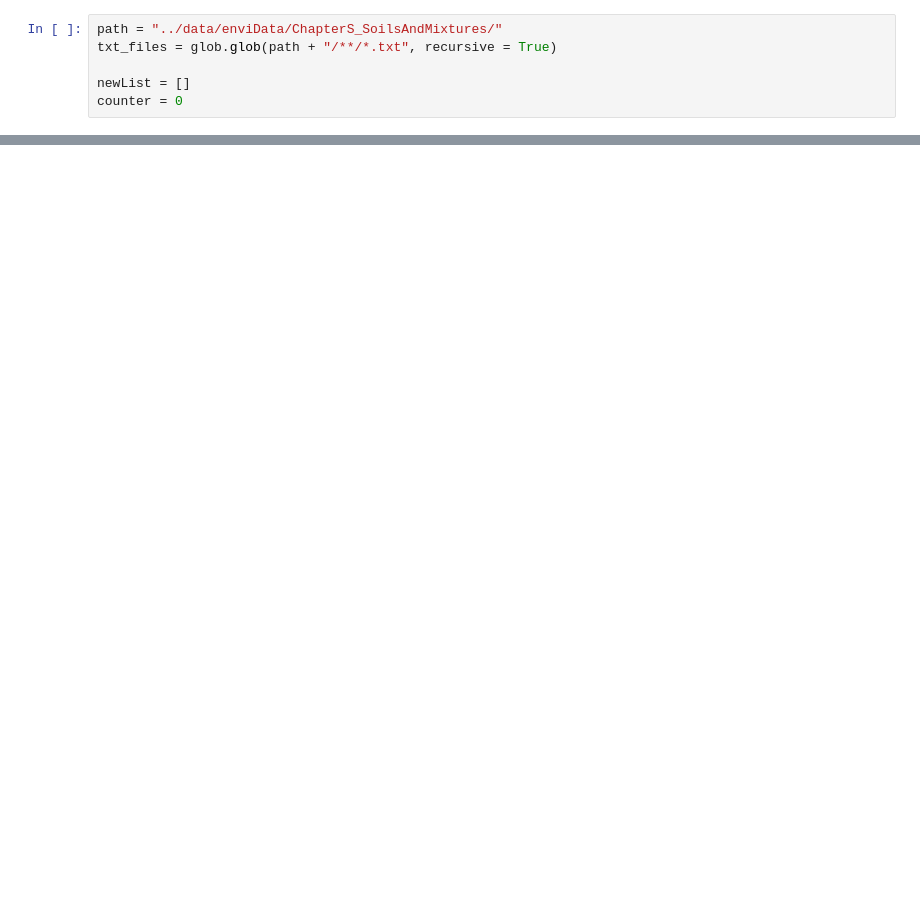
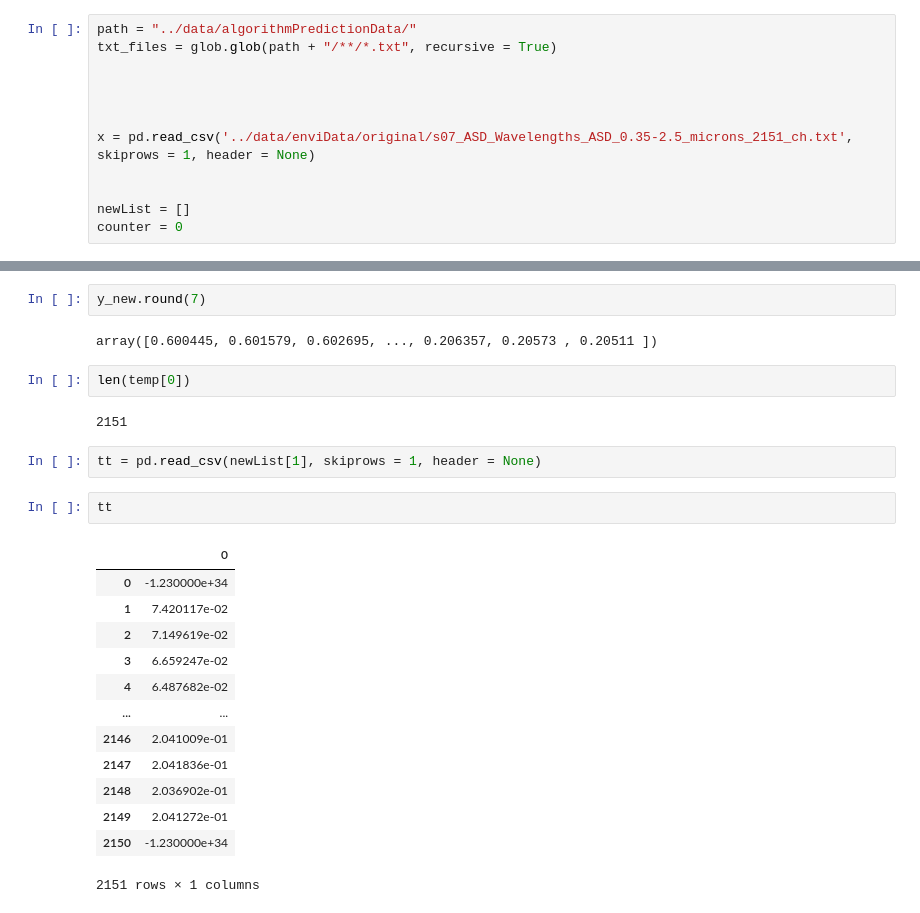
Before and after one commit to ankitkumar9018/Mineral-Prediction-Using-Hyperspectral-Data, a Jupyter notebook: data_preparation_for_envi-mixtures.ipynb, the cells around one changed output, grey strips where cells are left out. Saved outputs shown, nothing was run; the diff lists cells and outputs as text; blank space fills up the shorter version.

```diff
--- a/data_preparation_for_envi-mixtures.ipynb
+++ b/data_preparation_for_envi-mixtures.ipynb
@@ -8,7 +15,13 @@ import glob
 import rampy as rp
 # %%
-path = "../data/enviData/ChapterS_SoilsAndMixtures/"
+path = "../data/algorithmPredictionData/"
 txt_files = glob.glob(path + "/**/*.txt", recursive = True)
+
+
+
+
+x = pd.read_csv('../data/enviData/original/s07_ASD_Wavelengths_ASD_0.35-2.5_microns_2151_ch.txt', skiprows = 1, header = None)
+
 
 newList = []
 counter = 0
@@ -67,0 +165,26 @@ newList
+# %%
+y_new.round(7)
+# %% [output]
+array([0.600445, 0.601579, 0.602695, ..., 0.206357, 0.20573 , 0.20511 ])
+# %%
+len(temp[0])
+# %% [output]
+2151
+# %%
+tt = pd.read_csv(newList[1], skiprows = 1, header = None)
+# %%
+tt
+# %% [output]
+|  | 0 |
+| 0 | -1.230000e+34 |
+| 1 | 7.420117e-02 |
+| 2 | 7.149619e-02 |
+| 3 | 6.659247e-02 |
+| 4 | 6.487682e-02 |
+| ... | ... |
+| 2146 | 2.041009e-01 |
+| 2147 | 2.041836e-01 |
+| 2148 | 2.036902e-01 |
+| 2149 | 2.041272e-01 |
+| 2150 | -1.230000e+34 |
+2151 rows × 1 columns
```
Also changed, not shown: parts of 21 cells of this notebook, 2 other files.
